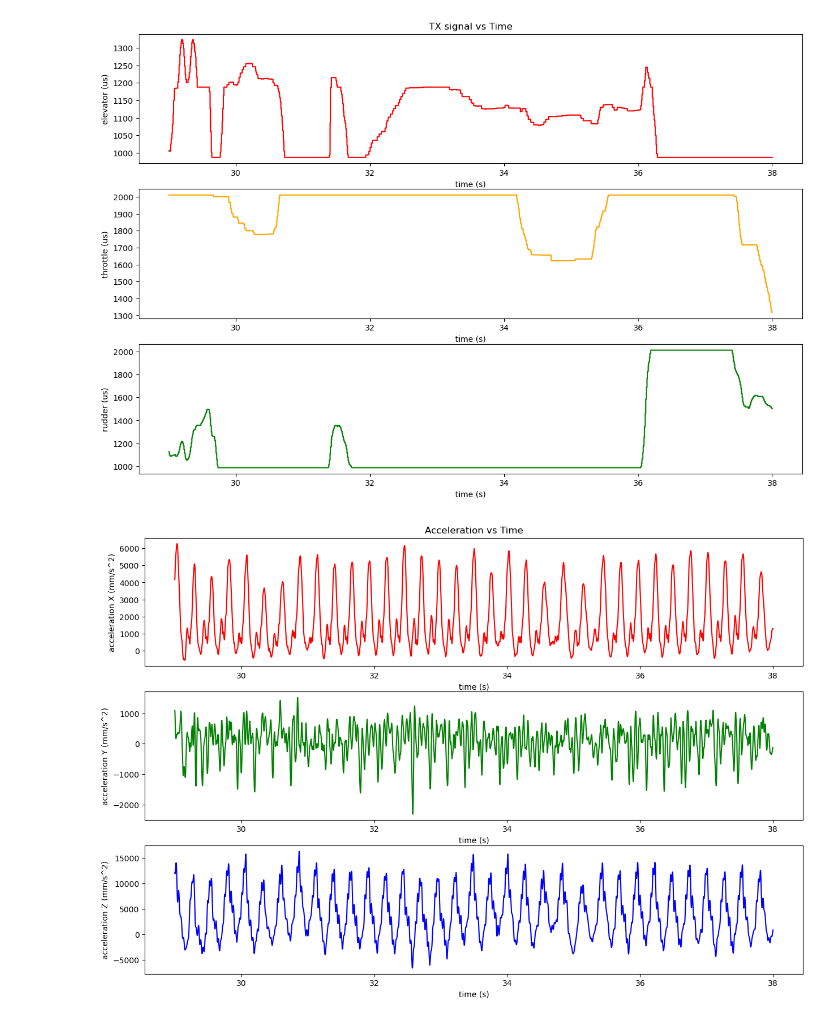
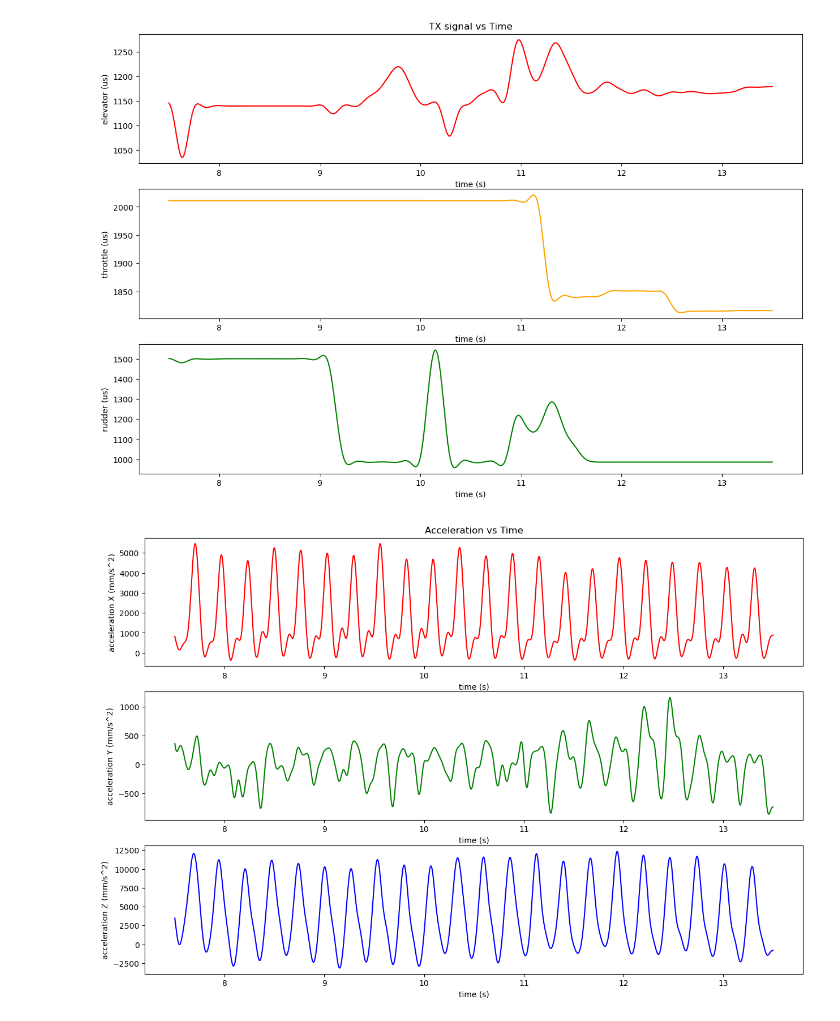
Before and after one commit to snehit2401/FWR-flight-data, a Jupyter notebook: analysis.ipynb, the cells around one changed output. Drawn from its saved outputs; the diff is of its cells as text; code cells hidden in the pictures.

```diff
--- a/analysis.ipynb
+++ b/analysis.ipynb
@@ -6,16 +6,16 @@ import seaborn as sns
 import sklearn as sk
 import scipy as sp
 # %%
-path = 'powered flight/3'
-file = 'blackbox_log_2023-11-18_152243.01.csv'
+path = 'powered flight/4'
+file = 'blackbox_log_2023-11-18_153218.01.csv'
 data = pd.read_csv(path + '/' + file)
 # %%
 time = data['time (us)'].values
 time = time - time[0]
 time = time / 1e6
-end_idx = np.where(time < 38)[0][-1]
+end_idx = np.where(time < 13.5)[0][-1]
 time = time[:end_idx]
-start_idx = np.where(time > 29)[0][0]
+start_idx = np.where(time > 7.5)[0][0]
 time = time[start_idx:]
 # end_idx = len(time)
 # start_idx = 0
@@ -80,10 +80,13 @@ plt.show()
 # %%
 tx_ele = data['rcData[1]'].values
 tx_ele = tx_ele[start_idx:end_idx]
+tx_ele = butter_lowpass_filter(tx_ele, 5, 1000, order=4)
 tx_thr = data['rcData[3]'].values
 tx_thr = tx_thr[start_idx:end_idx]
+tx_thr = butter_lowpass_filter(tx_thr, 5, 1000, order=4)
 tx_rud = data['rcData[0]'].values
 tx_rud = tx_rud[start_idx:end_idx]
+tx_rud = butter_lowpass_filter(tx_rud, 5, 1000, order=4)
 
 fig = plt.figure(figsize=(15,10))
 
@@ -103,40 +106,43 @@ plt.plot(time, tx_rud, label='rudder', color='green')
 plt.xlabel('time (s)')
 plt.ylabel('rudder (us)')
 
-# plt.savefig('tx_signal.png')
+# plt.savefig(path + '/tx_signal.png')
 plt.show()
 # %% [output]
-[figure, old version]
+[figure, new version]
 # %%
 acc_X = data['accSmooth[0]'].values
 acc_X = acc_X[start_idx:end_idx]
+acc_X = butter_lowpass_filter(acc_X, 10, 1000, 4)
 acc_Y = data['accSmooth[1]'].values
 acc_Y = acc_Y[start_idx:end_idx]
+acc_Y = butter_lowpass_filter(acc_Y, 10, 1000, 4)
 acc_Z = data['accSmooth[2]'].values
 acc_Z = acc_Z[start_idx:end_idx]
+acc_Z = butter_lowpass_filter(acc_Z, 10, 1000, 4)
 
 fig = plt.figure(figsize=(15,10))
 
 plt.subplot(3,1,1)
 plt.plot(time, acc_X, label='X', color='r')
 plt.xlabel('time (s)')
 plt.ylabel('acceleration X (mm/s^2)')
 plt.title('Acceleration vs Time')
 
 plt.subplot(3,1,2)
 plt.plot(time, acc_Y, label='Y', color='g')
 plt.xlabel('time (s)')
 plt.ylabel('acceleration Y (mm/s^2)')
 
 plt.subplot(3,1,3)
 plt.plot(time, acc_Z, label='Z', color='b')
 plt.xlabel('time (s)')
 plt.ylabel('acceleration Z (mm/s^2)')
 
-# plt.savefig('acceleration.png')
+# plt.savefig(path + '/acceleration.png')
 plt.show()
 # %% [output]
-[figure, old version]
+[figure, new version]
 # %%
 gyro_pitch = data['gyroRaw[1]'].values
 gyro_pitch = gyro_pitch[start_idx:end_idx]
```
Also changed, not shown: parts of 4 cells of this notebook, 22 other files.
